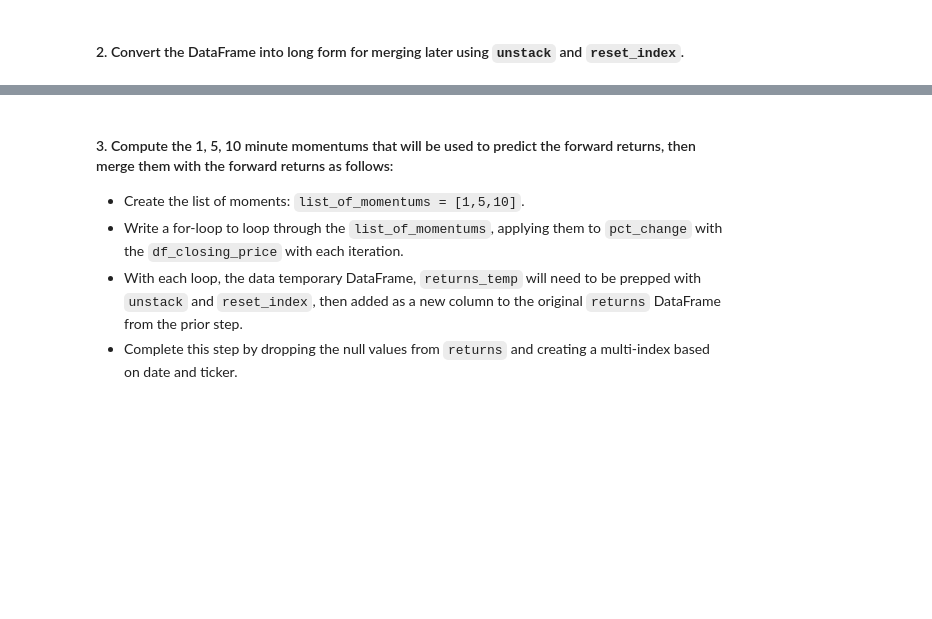
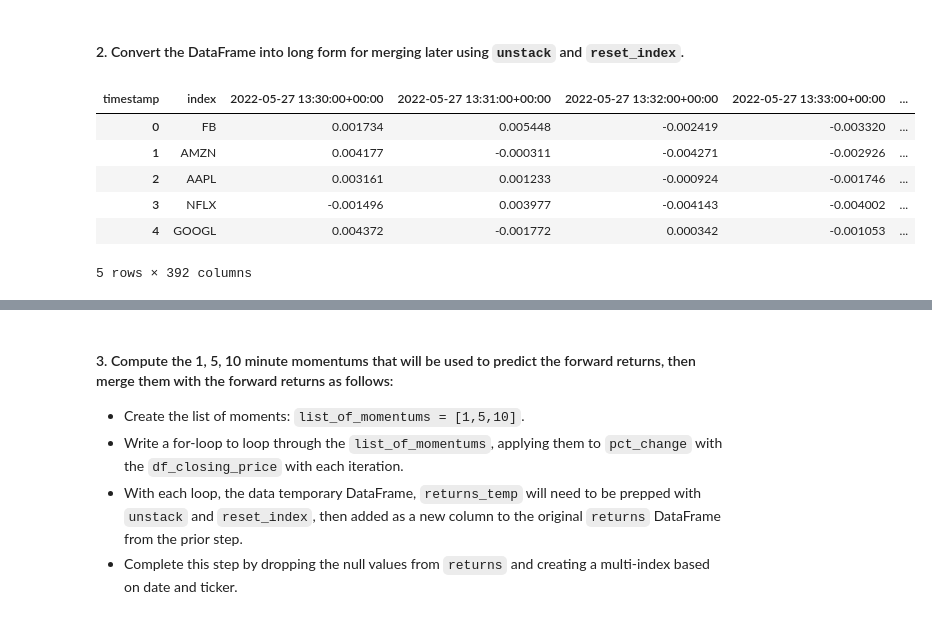
Before and after one commit to aaargyrou/AlgoTrading--High-Frequency-Trading, a Jupyter notebook: Code/high_frequency_trading_algo.ipynb, the cells around one changed output, grey strips where cells are left out. Saved outputs shown, nothing was run; the diff lists cells and outputs as text; code cells hidden in the pictures; blank space fills up the shorter version.

```diff
--- a/Code/high_frequency_trading_algo.ipynb
+++ b/Code/high_frequency_trading_algo.ipynb
@@ -144,14 +168,23 @@ df_closing_prices.shape
 #### 2. Convert the DataFrame into long form for merging later using `unstack` and `reset_index`.
 # %%
 # Use unstack() to bring the data in long format and save the output as as dataframe
-# YOUR CODE HERE
+returns = returns.unstack()
+
 # Rename the column to make it easer to identify it:
 name = f'F_{forecast}_m_returns'
-returns.rename(columns={0: name}, inplace = True)
-# Reset the index of the dataframe for merging later (be sure to set inplace=True)
-# YOUR CODE HERE
+returns.rename(columns={0: name}, inplace=True)
+# Reset the timestamp index of the dataframe for merging later (be sure to set inplace=True)
+returns.reset_index(inplace=True)
 # %%
 # Preview the first five rows
-# YOUR CODE HERE
+returns.head(5)
+# %% [output]
+| timestamp | index | 2022-05-27 13:30:00+00:00 | 2022-05-27 13:31:00+00:00 | 2022-05-27 13:32:00+00:00 | 2022-05-27 13:33:00+00:00 | ... |
+| 0 | FB | 0.001734 | 0.005448 | -0.002419 | -0.003320 | ... |
+| 1 | AMZN | 0.004177 | -0.000311 | -0.004271 | -0.002926 | ... |
+| 2 | AAPL | 0.003161 | 0.001233 | -0.000924 | -0.001746 | ... |
+| 3 | NFLX | -0.001496 | 0.003977 | -0.004143 | -0.004002 | ... |
+| 4 | GOOGL | 0.004372 | -0.001772 | 0.000342 | -0.001053 | ... |
+5 rows × 392 columns
 # %%
 # Preview the last five rows
```
Also changed, not shown: parts of 12 cells of this notebook.
